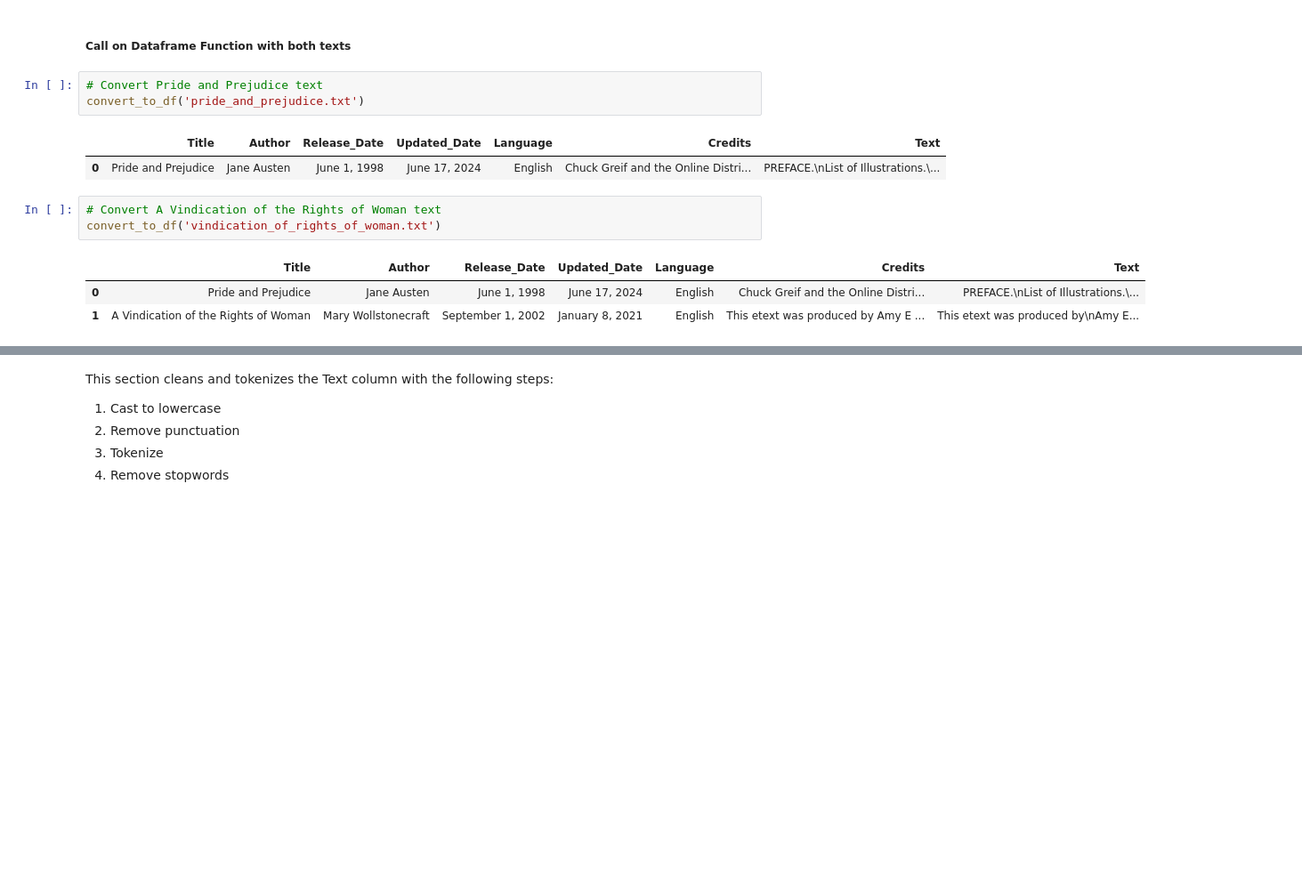
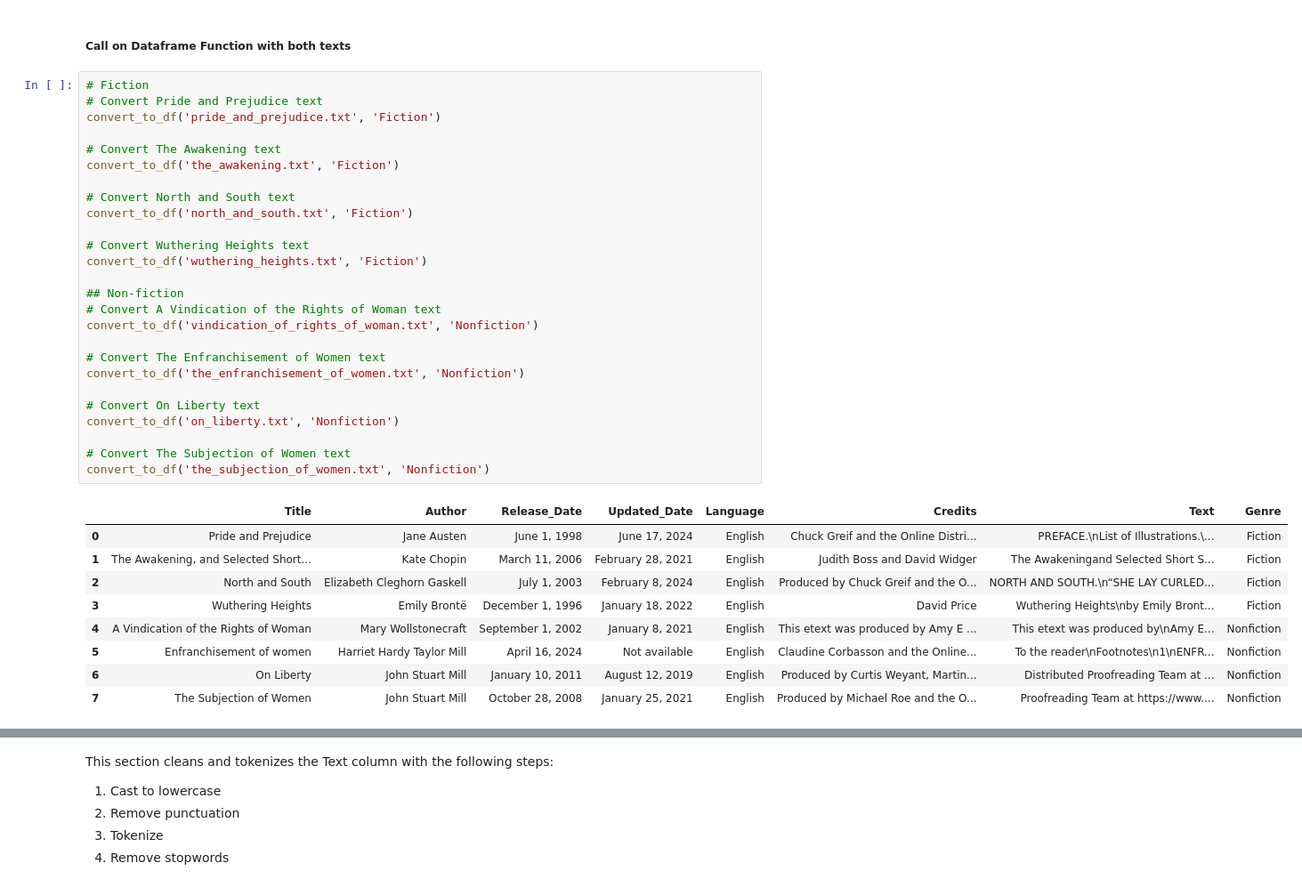
Before and after one commit to lvandine44/ADS509-FinalProject, a Jupyter notebook: LiteraryAnalysisTextMining.ipynb, the cells around one changed output, grey strips where cells are left out. Shown: that part at 89% size. Cells and saved outputs as stored; diff of their text form; blank space fills up the shorter version.

Commit message:
added 6 books, and fiction nonfictin labels

```diff
--- a/LiteraryAnalysisTextMining.ipynb
+++ b/LiteraryAnalysisTextMining.ipynb
@@ -143,15 +201,38 @@ def convert_to_df(file_name):
 # %% [markdown]
 ##### Call on Dataframe Function with both texts
 # %%
+# Fiction
 # Convert Pride and Prejudice text
-convert_to_df('pride_and_prejudice.txt')
+convert_to_df('pride_and_prejudice.txt', 'Fiction')
+
+# Convert The Awakening text
+convert_to_df('the_awakening.txt', 'Fiction')
+
+# Convert North and South text
+convert_to_df('north_and_south.txt', 'Fiction')
+
+# Convert Wuthering Heights text
+convert_to_df('wuthering_heights.txt', 'Fiction')
+
+## Non-fiction
+# Convert A Vindication of the Rights of Woman text
+convert_to_df('vindication_of_rights_of_woman.txt', 'Nonfiction')
+
+# Convert The Enfranchisement of Women text
+convert_to_df('the_enfranchisement_of_women.txt', 'Nonfiction')
+
+# Convert On Liberty text
+convert_to_df('on_liberty.txt', 'Nonfiction')
+
+# Convert The Subjection of Women text
+convert_to_df('the_subjection_of_women.txt', 'Nonfiction')
 # %% [output]
-|  | Title | Author | Release_Date | Updated_Date | Language | Credits | Text |
-| 0 | Pride and Prejudice | Jane Austen | June 1, 1998 | June 17, 2024 | English | Chuck Greif and the Online Distri... | PREFACE.\nList of Illustrations.\... |
+|  | Title | Author | Release_Date | Updated_Date | Language | Credits | Text | Genre |
+| 0 | Pride and Prejudice | Jane Austen | June 1, 1998 | June 17, 2024 | English | Chuck Greif and the Online Distri... | PREFACE.\nList of Illustrations.\... | Fiction |
+| 1 | The Awakening, and Selected Short... | Kate Chopin | March 11, 2006 | February 28, 2021 | English | Judith Boss and David Widger | The Awakeningand Selected Short S... | Fiction |
+| 2 | North and South | Elizabeth Cleghorn Gaskell | July 1, 2003 | February 8, 2024 | English | Produced by Chuck Greif and the O... | NORTH AND SOUTH.\n“SHE LAY CURLED... | Fiction |
+| 3 | Wuthering Heights | Emily Brontë | December 1, 1996 | January 18, 2022 | English | David Price | Wuthering Heights\nby Emily Bront... | Fiction |
+| 4 | A Vindication of the Rights of Woman | Mary Wollstonecraft | September 1, 2002 | January 8, 2021 | English | This etext was produced by Amy E ... | This etext was produced by\nAmy E... | Nonfiction |
+| 5 | Enfranchisement of women | Harriet Hardy Taylor Mill | April 16, 2024 | Not available | English | Claudine Corbasson and the Online... | To the reader\nFootnotes\n1\nENFR... | Nonfiction |
+| 6 | On Liberty | John Stuart Mill | January 10, 2011 | August 12, 2019 | English | Produced by Curtis Weyant, Martin... | Distributed Proofreading Team at ... | Nonfiction |
+| 7 | The Subjection of Women | John Stuart Mill | October 28, 2008 | January 25, 2021 | English | Produced by Michael Roe and the O... | Proofreading Team at https://www.... | Nonfiction |
-# %%
-# Convert A Vindication of the Rights of Woman text
-convert_to_df('vindication_of_rights_of_woman.txt')
-# %% [output]
-|  | Title | Author | Release_Date | Updated_Date | Language | Credits | Text |
-| 0 | Pride and Prejudice | Jane Austen | June 1, 1998 | June 17, 2024 | English | Chuck Greif and the Online Distri... | PREFACE.\nList of Illustrations.\... |
-| 1 | A Vindication of the Rights of Woman | Mary Wollstonecraft | September 1, 2002 | January 8, 2021 | English | This etext was produced by Amy E ... | This etext was produced by\nAmy E... |
```
Also changed, not shown: parts of 8 cells of this notebook, 8 other files.
